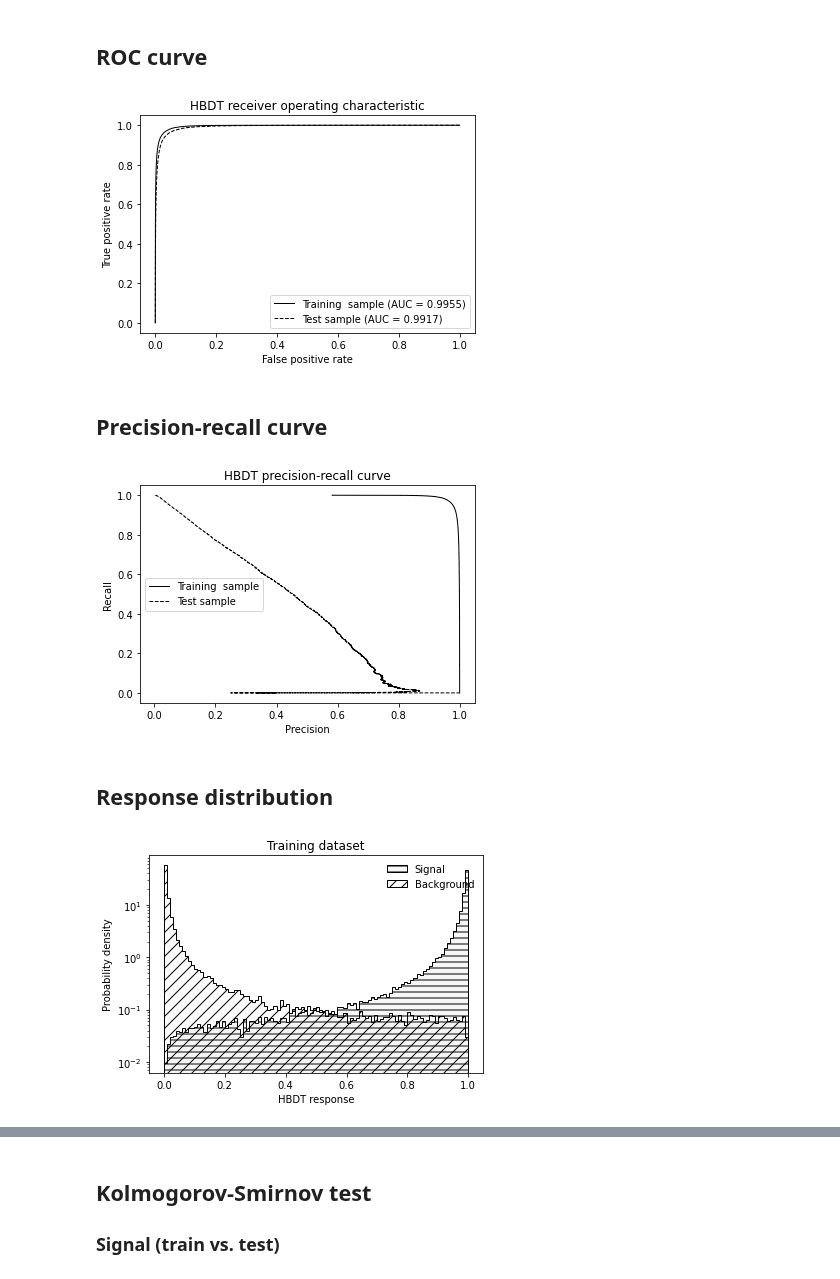
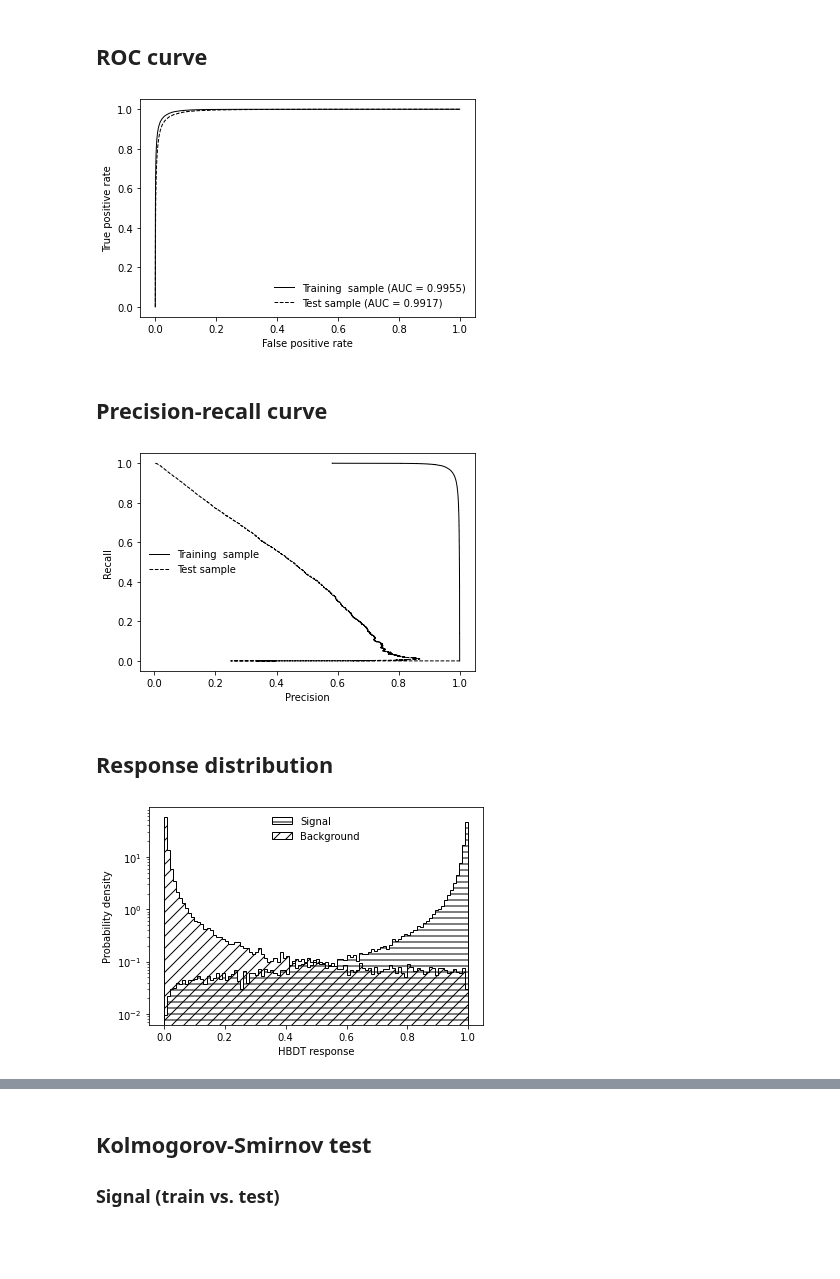
Before and after one commit to alatios/lb2jpsil_classifier-studies, a Jupyter notebook: 20_HBDT/21_train_and_evaluate_HBDT.ipynb, the cells around one changed output, grey strips where cells are left out. Cells and saved outputs as stored; diff of their text form; code cells hidden in the pictures; blank space fills up the shorter version.

```diff
--- a/20_HBDT/21_train_and_evaluate_HBDT.ipynb
+++ b/20_HBDT/21_train_and_evaluate_HBDT.ipynb
@@ -17,7 +17,7 @@ import joblib
 save_plots = True
 
 ## Toggle plot titles (off for thesis and papers, generally speaking)
-show_titles = True
+show_titles = False
 
 ## Toggle plot grid
 show_grid = False
@@ -45,7 +45,9 @@ saved_models = {
         'dataset_type': 'balance',
         'learning_rate' : 0.010,
         'max_leaf_nodes' : 200,
-        'max_iter' : 5000
+        'max_iter' : 5000,
+        'soft_threshold': 0.7,
+        'hard_threshold': 0.9924
     },
     ## Lower ovetraining. Looks better under K-S test. Slightly worse performance in test (fractions of percentage)
     'shamshel': {
@@ -53,7 +55,9 @@ saved_models = {
         'dataset_type': 'balance',
         'learning_rate' : 0.003,
         'max_leaf_nodes' : 100,
-        'max_iter' : 2500
+        'max_iter' : 2500,
+        'soft_threshold': 0.7,
+        'hard_threshold': 0.985
     },
     ## BKGSKEW
     ## From an overtraining standpoint, this is the better one of the bkgskew
@@ -62,7 +66,9 @@ saved_models = {
         'dataset_type': 'bkgskew',
         'learning_rate' : 0.003,
         'max_leaf_nodes' : 100,
-        'max_iter' : 1500
+        'max_iter' : 1500,
+        'soft_threshold': 0.1,
+        'hard_threshold': 0.656
     },
     ## This has quite more overtraining, but loses less signal
     'israfel': {
@@ -70,16 +76,20 @@ saved_models = {
         'dataset_type': 'bkgskew',
         'learning_rate' : 0.015,
         'max_leaf_nodes' : 100,
-        'max_iter' : 1500
+        'max_iter' : 1500,
+        'soft_threshold': 0.1,
+        'hard_threshold': 0.714
     },
     ## Salvatore's HBDT, for performance comparison.
-    ## Somewhat similar to israfel, does not match Salvatore's original HBDT lost to time
+    ## Somewhat similar to israfel, does not match his original HBDT
     'sandalphon': {
         'daughter_momenta': 'DTF',
         'dataset_type': 'bkgskew',
         'learning_rate' : 0.01,
         'max_leaf_nodes' : 100,
-        'max_iter' : 2500
+        'max_iter' : 2500,
+        'soft_threshold': 0.1,
+        'hard_threshold': 0.637
     }
 }
 # %%
@@ -164,6 +161,21 @@ classifier_dump_filename = (
 classifier_dump_filename
 # %% [output]
 'HBDT_DTF_0.003_100_2500_BAL'
+# %%
+## Create plots directory, if missing
+repo_dir = str(pathlib.Path.home()) + '/classifier-studies/'
+
+plot_directory = (
+    repo_dir + 'plots/'
+    + 'HBDT/'
+    + 'train_and_evaluate_HBDT/'
+    + classifier_dump_filename + '/'
+)
+
+state_directory = repo_dir + '20_HBDT/' + 'saved_states/'
+
+pathlib.Path(plot_directory).mkdir(parents=True, exist_ok=True)
+pathlib.Path(state_directory).mkdir(parents=True, exist_ok=True)
 # %% [markdown]
 # Load data
 # %%
@@ -371,36 +383,36 @@ else:
 
 plt.plot(train_false_positives,
          train_true_positives,
          label=f'Training  sample (AUC = {train_auc:.4f})',
          color=train_color,
          linestyle='-',
          linewidth=linewidth
 )
 plt.plot(test_false_positives,
          test_true_positives,
          label=f'Test sample (AUC = {test_auc:.4f})',
          color=test_color,
          linestyle='--',
          linewidth=linewidth
 )
 
 plt.xlabel('False positive rate')
 plt.ylabel('True positive rate')
 
 if show_grid:
     plt.grid()
 
-plt.legend()
+plt.legend(frameon=False)
 
 if show_titles:
     plt.title("HBDT receiver operating characteristic")
 
 if save_plots:
-    plt.savefig(plot_directory + classifier_dump_filename + '_roc' + '.pdf', bbox_inches='tight')
+    plt.savefig(plot_directory + 'roc' + '.pdf', bbox_inches='tight')
 
 plt.show()
 # %% [output]
-[figure, old version]
+[figure, new version]
 # %% [markdown]
 ## Precision-recall curve
 # %%
@@ -437,16 +449,16 @@ plt.ylabel('Recall')
 if show_grid:
     plt.grid()
 
-plt.legend()
+plt.legend(frameon=False)
 if show_titles:
     plt.title("HBDT precision-recall curve")
 
 if save_plots:
-    plt.savefig(plot_directory + classifier_dump_filename + '_precall' + '.pdf', bbox_inches='tight')
+    plt.savefig(plot_directory + 'prec_recall' + '.pdf', bbox_inches='tight')
 
 plt.show()
 # %% [output]
-[figure, old version]
+[figure, new version]
 # %% [markdown]
 ## Response distribution
 # %%
@@ -536,10 +559,12 @@ plot_compared_responses(
     title='Training dataset',
     common_selection=is_training,
     selection_1=is_signal,
-    selection_2=is_bkg
+    selection_2=is_bkg,
+    filename='sig_vs_bkg_train',
+    legend_loc='upper center'
 )
 # %% [output]
-[figure, old version]
+[figure, new version]
 # %%
 plot_compared_responses(
     label_1='Signal',
```
Also changed, not shown: parts of 9 cells of this notebook, 2 other files.
